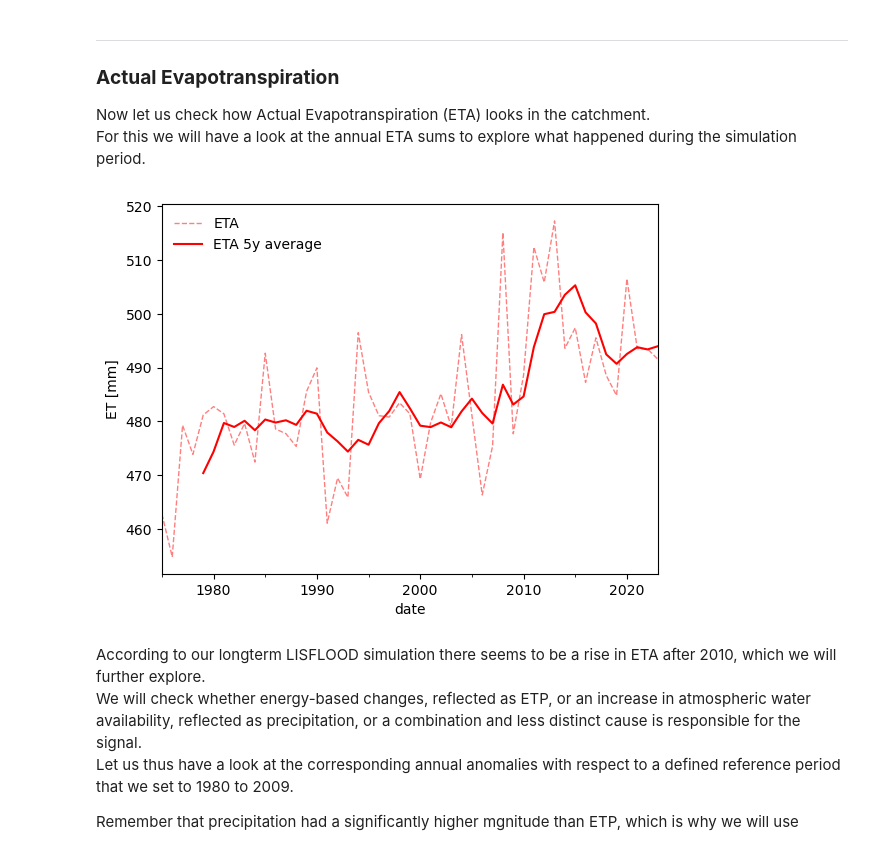
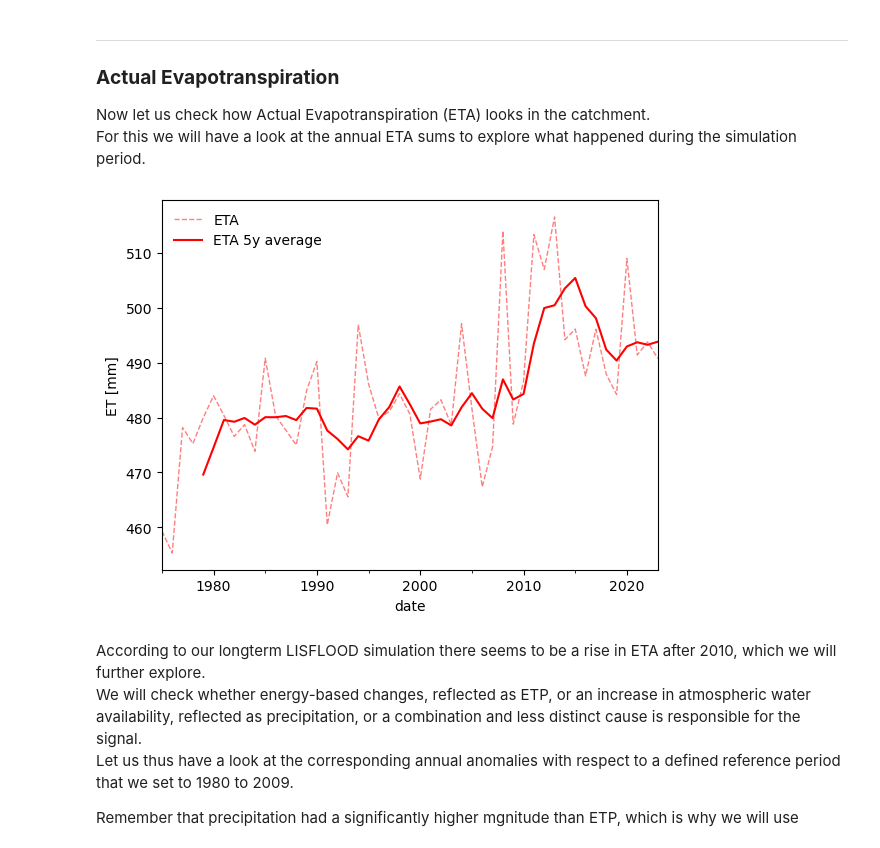
Before and after one commit to fuchsiger/lisflood_usecase_aisen, a Jupyter notebook: docs/3_Run.ipynb, the cells around one changed output. Cells and saved outputs as stored; diff of their text form; code cells hidden in the pictures.

```diff
--- a/docs/3_Run.ipynb
+++ b/docs/3_Run.ipynb
@@ -309,7 +279,7 @@ basin_area = uparea.sel(lon=outlet.lon.item(), lat=outlet.lat.item(), method="ne
 basin_area = basin_area.Band1.item()
 # %%
 # Start Date
-start_date = "01/01/1975 00:00"
+start_date = "01/02/1975 00:00"
 
 # Read Data
 outfold = Path("/home/schafti/Documents/01_Hydrology/01_Lisflood/00_SourceCode/01_Playground/01_Test_Usecase/create_submodel_7859/7859_testing/out/long_term_run/")
@@ -342,7 +312,8 @@ vars_to_read = {
     "intcpt": "ewIntActUps",
     "precip":"precipUps",
     "rain": "rainUps",
-    "snow": "snowUps",
+    "swe": "scovUps",
+    "sf": "snowUps",
     "smlt": "snowMeltUps",
     "total_runoff": "totalRunoffUps",
     "perc": "percUZLZUps",
@@ -371,0 +345,9 @@ dict_keys(['q', 'et0', 'ew0', 'ewact', 'eta', 'et_budy', 'es', 'transp', 'intcpt
+# %%
+# Get last year
+last_year = lf_tss['q'].index.year.max()
+
+# Drop the last year for all variables
+for key in lf_tss.keys():
+    lf_tss[key] = lf_tss[key][lf_tss[key].index.year != last_year]
+
+print(f"Removed last year ({last_year}) from all variables.")
@@ -421,15 +913,16 @@ fig.tight_layout()
 Now let us check how Actual Evapotranspiration (ETA) looks in the catchment.<br>
 For this we will have a look at the annual ETA sums to explore what happened during the simulation period. <br>
 # %%
+eta = lf_tss["eta"]
 # Annual ETA
 ws = 5 # moving average size in years
 fig, ax = plt.subplots()
-lf_tss["eta"].resample("YS").sum().plot(ax=ax,label="ETA",c="r",lw=1,alpha=0.5,ls="--")
-lf_tss["eta"].resample("YS").sum().rolling(window=ws).mean().plot(ax=ax,label="ETA",c="r",lw=1.5)
+eta.resample("YS").sum().plot(ax=ax,label="ETA",c="r",lw=1,alpha=0.5,ls="--")
+eta.resample("YS").sum().rolling(window=ws).mean().plot(ax=ax,label="ETA",c="r",lw=1.5)
 ax.set_ylabel("ET [mm]")
 plt.legend(["ETA", "ETA 5y average"],frameon=False);
 # %% [output]
-[figure, old version]
+[figure, new version]
 # %% [markdown]
 According to our longterm LISFLOOD simulation there seems to be a rise in ETA after 2010, which we will further explore. <br>
 We will check whether energy-based changes, reflected as ETP, or an increase in atmospheric water availability, reflected as precipitation, or a combination and less distinct cause is responsible for the signal. <br>
```
Also changed, not shown: parts of 29 cells of this notebook, 3 other files.
